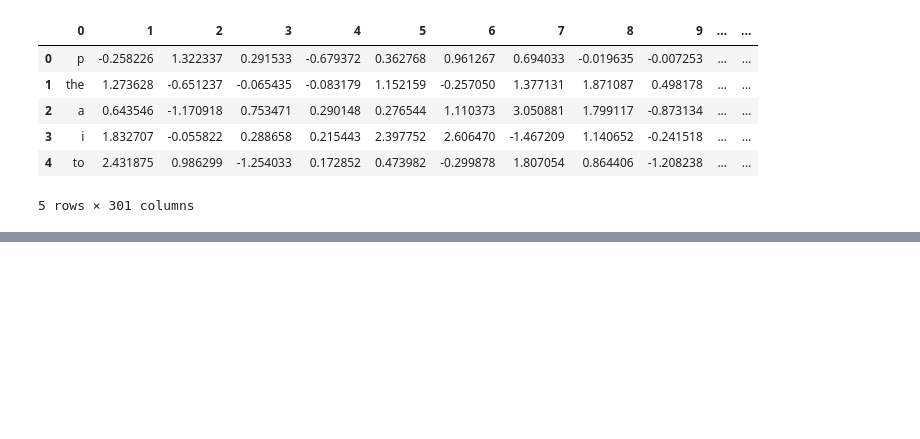
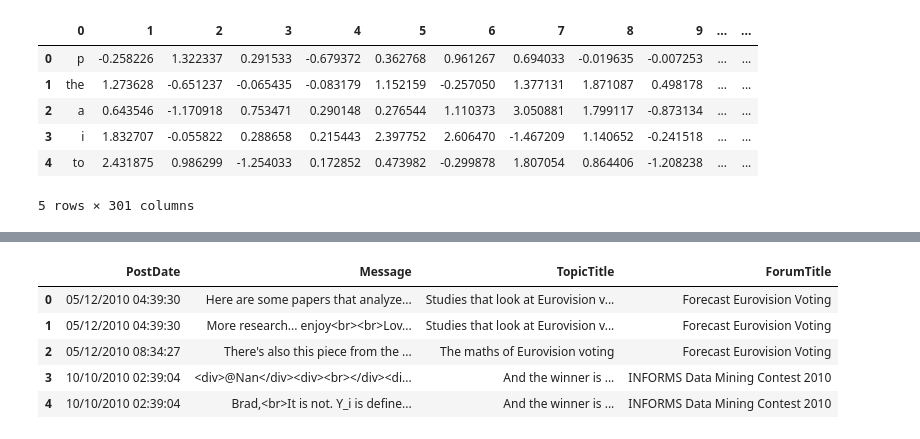
Before and after one commit to thisishardik/forum-posts-clustering, a Jupyter notebook: forum_post_clustering.ipynb, the cells around one changed output, grey strips where cells are left out. Saved outputs shown, nothing was run; the diff lists cells and outputs as text; code cells hidden in the pictures; blank space fills up the shorter version.

```diff
--- a/forum_post_clustering.ipynb
+++ b/forum_post_clustering.ipynb
@@ -109,0 +143,14 @@ def polite_post_index(forum_posts):
+# %%
+df1 = pd.merge(forum_posts[['ForumTopicId', 'PostDate', 'Message']], forum_topics[['Id', 'ForumId', 'TopicTitle']], left_on='ForumTopicId', right_on='Id')
+df1 = df1.drop(['ForumTopicId', 'Id'], axis=1)
+
+forum_posts = pd.merge(df1, forums[['Id', 'ForumTitle']], left_on='ForumId', right_on='Id')
+forum_posts = forum_posts.drop(['ForumId', 'Id'], axis=1)
+forum_posts.head()
+# %% [output]
+|  | PostDate | Message | TopicTitle | ForumTitle |
+| 0 | 05/12/2010 04:39:30 | Here are some papers that analyze... | Studies that look at Eurovision v... | Forecast Eurovision Voting |
+| 1 | 05/12/2010 04:39:30 | More research... enjoy<br><br>Lov... | Studies that look at Eurovision v... | Forecast Eurovision Voting |
+| 2 | 05/12/2010 08:34:27 | There's also this piece from the ... | The maths of Eurovision voting | Forecast Eurovision Voting |
+| 3 | 10/10/2010 02:39:04 | <div>@Nan</div><div><br></div><di... | And the winner is ... | INFORMS Data Mining Contest 2010 |
+| 4 | 10/10/2010 02:39:04 | Brad,<br>It is not. Y_i is define... | And the winner is ... | INFORMS Data Mining Contest 2010 |
```
Also changed, not shown: parts of 9 cells of this notebook, 1 other file.
